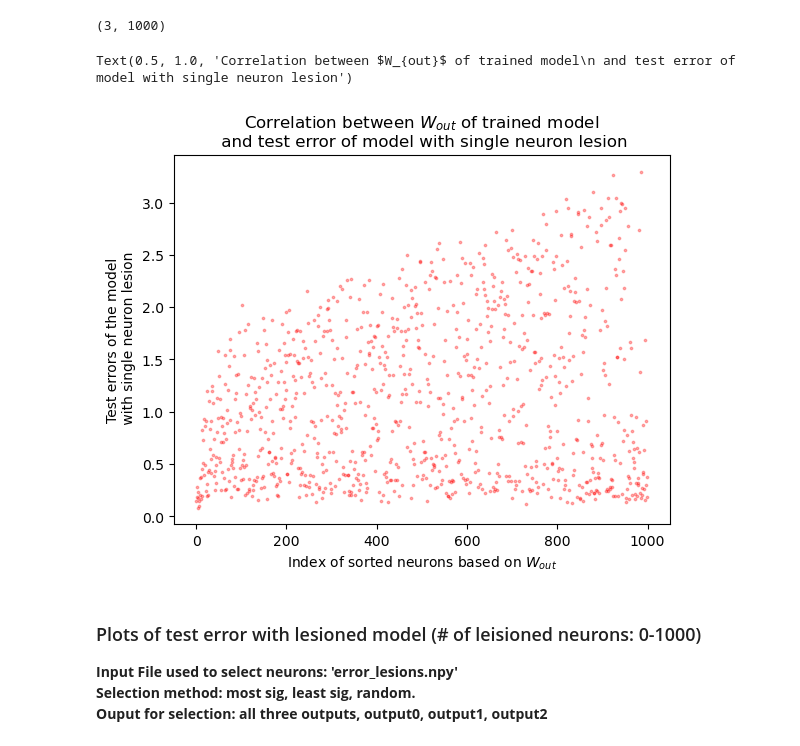
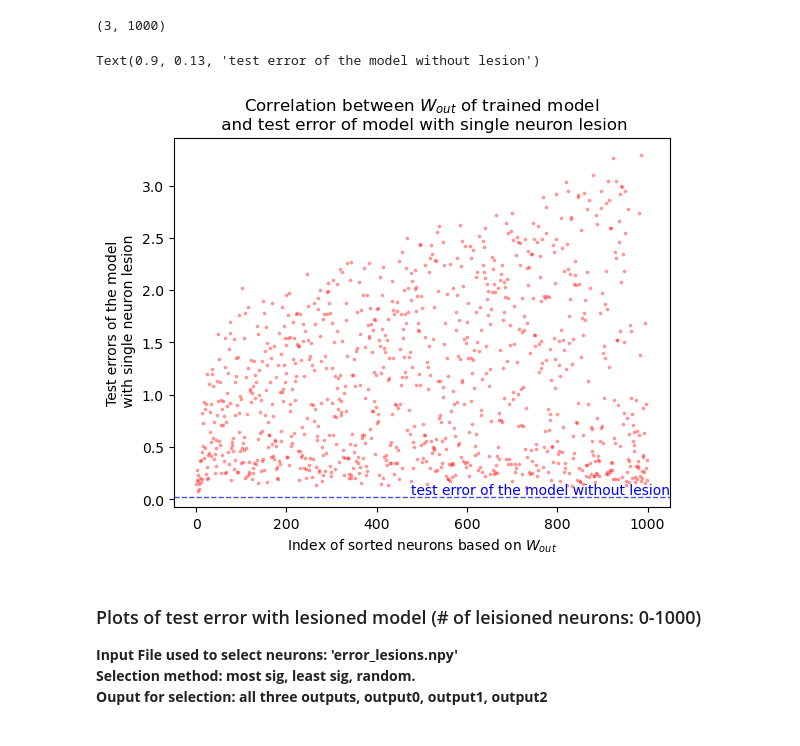
Before and after one commit to Noahkong12/TriceratopsWithLesion, a Jupyter notebook: ESN-WM/NMA_plot_weights_and_internals.ipynb, the cells around one changed output. Drawn from its saved outputs; the diff is of its cells as text; code cells hidden in the pictures.

Commit message:
merge new plot weights and internals

```diff
--- a/ESN-WM/NMA_plot_weights_and_internals.ipynb
+++ b/ESN-WM/NMA_plot_weights_and_internals.ipynb
@@ -154,3 +153,7 @@ plt.title('output 0 error')
 # %% [output]
 Text(0.5, 1.0, 'output 0 error')
 [figure]
+# %%
+error_all_wo_lesion = np.load('test_error_wo_lesion.npy', allow_pickle=True)
+# %%
+error_whole_wo_lesion = error_all_wo_lesion.item()['error_whole']
@@ -190,13 +219,19 @@ sorted_neurons = np.argsort(norms_all)
 # %%
 plt.scatter(range(1000), error_wholes[sorted_neurons], c='red', alpha=0.3, marker='o', s=3)
 plt.xlabel('Index of sorted neurons based on $W_{out}$')
 plt.ylabel('Test errors of the model\n with single neuron lesion')
 plt.title('Correlation between $W_{out}$ of trained model\n and test error of model with single neuron lesion')
 
+plt.axhline(y=error_whole_wo_lesion, color='blue', linewidth=1, alpha=0.7, linestyle='--', label='Horizontal Line at y=3')
+
+plt.text(0.9, 0.13, 'test error of the model without lesion', transform=plt.gcf().transFigure,
+         horizontalalignment='right', verticalalignment='bottom', fontsize=10, color = 'blue')
+
+
 # It does seem like there’s some correlation btw test error(single neuron lesion) and norms of W_out (with shape(3,1000)).
 # %% [output]
-Text(0.5, 1.0, 'Correlation between $W_{out}$ of trained model\n and test error of model with single neuron lesion')
+Text(0.9, 0.13, 'test error of the model without lesion')
-[figure, old version]
+[figure, new version]
 # %% [markdown]
 ### Plots of test error with lesioned model (# of leisioned neurons: 0-1000)
 **Input File used to select neurons: 'error_lesions.npy'**
```
Also changed, not shown: parts of 6 cells of this notebook.
